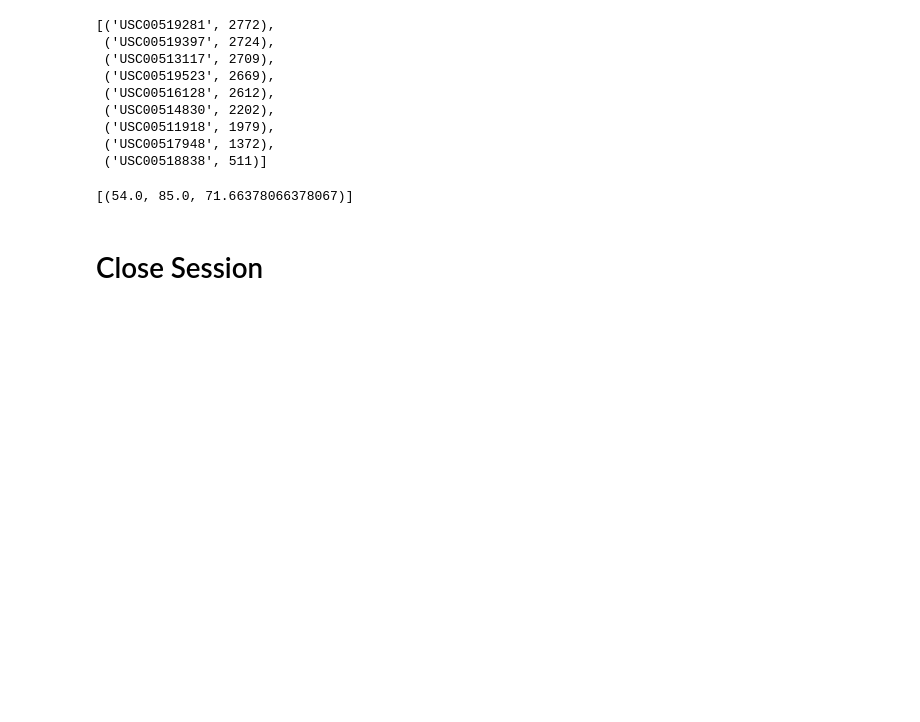
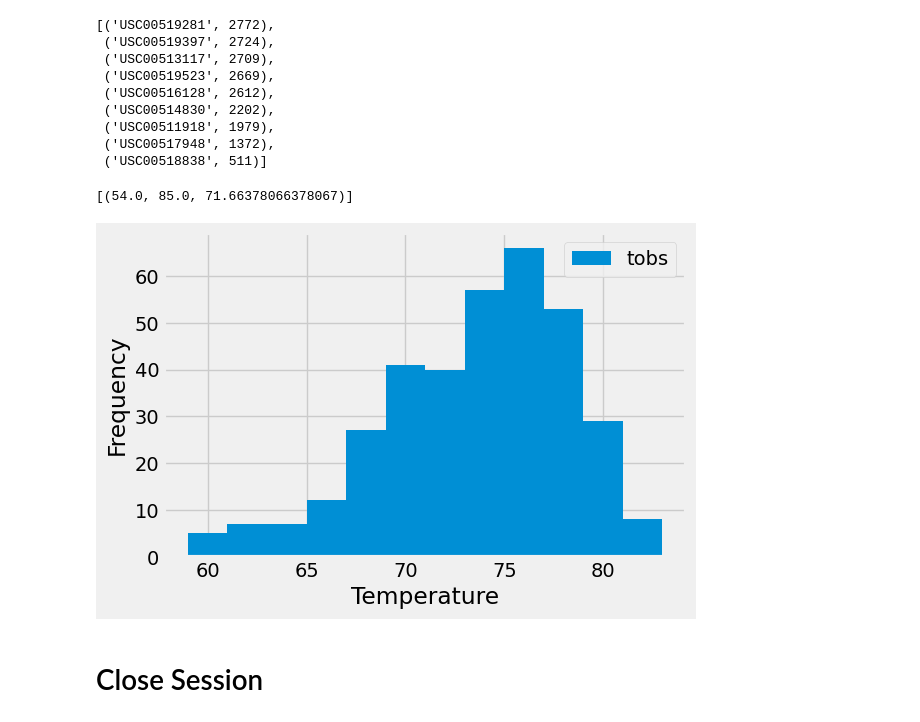
Before and after one commit to Ernawaty2024/sqlalchemy-challenge, a Jupyter notebook: SurfsUp/Erna_climate_starter.ipynb, the cells around one changed output. Saved outputs shown, nothing was run; the diff lists cells and outputs as text; code cells hidden in the pictures; blank space fills up the shorter version.

```diff
--- a/SurfsUp/Erna_climate_starter.ipynb
+++ b/SurfsUp/Erna_climate_starter.ipynb
@@ -166,6 +166,24 @@ print([Temperature_stats])
 # %%
 # Using the most active station id
 # Query the last 12 months of temperature observation data for this station and plot the results as a histogram
+a_year_temp = session.query(Measurement.date, Measurement.tobs).filter(
+    Measurement.station == most_active_station_one,
+    Measurement.date >= one_year_ago_formatted
+).all()
+# %%
+# Convert the query results to a DataFrame
+a_year_temp_df = pd.DataFrame(a_year_temp)
+# %%
+# Plot the results as a histogram
+plt.figure(figsize=(6,4))
+plt.hist(a_year_temp_df['tobs'],bins=12)
+plt.xlabel('Temperature')
+plt.ylabel('Frequency')
+plt.grid(True)
+plt.legend(['tobs'], loc='upper right')
+plt.show()
+# %% [output]
+[figure, added]
 # %% [markdown]
 # Close Session
 # %%
```
